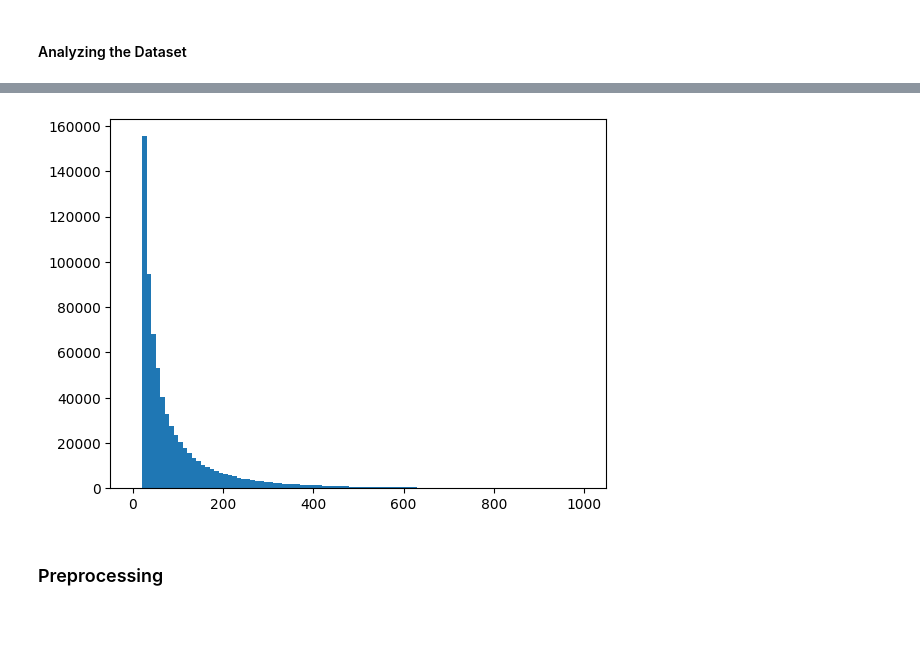
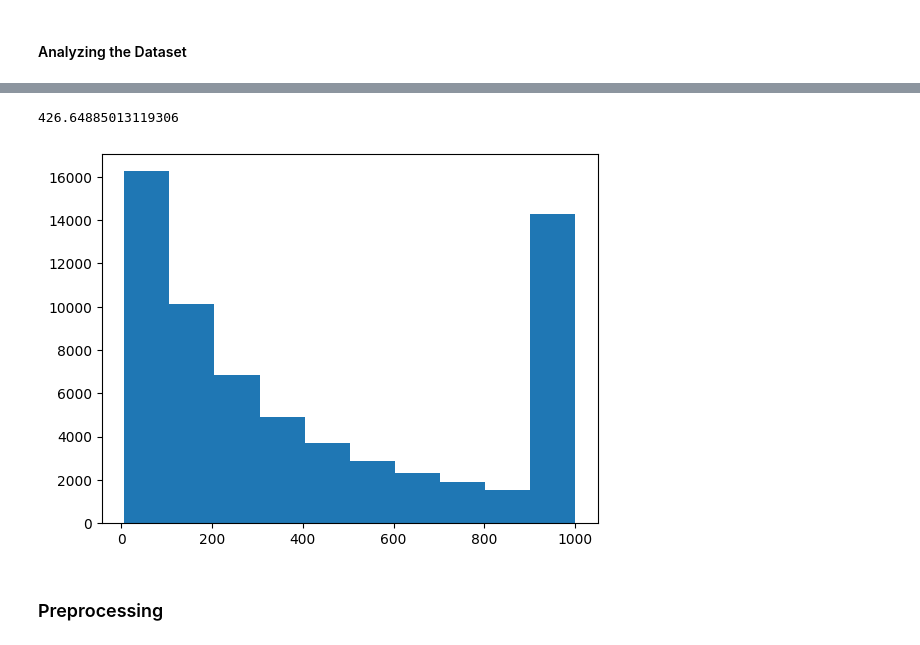
Before and after one commit to sivabalansm/reddit_depression_analysis, a Jupyter notebook: analyzer/preprocess.ipynb, the cells around one changed output, grey strips where cells are left out. Saved outputs shown, nothing was run; the diff lists cells and outputs as text; code cells hidden in the pictures.

Commit message:
merge texts into users

```diff
--- a/analyzer/preprocess.ipynb
+++ b/analyzer/preprocess.ipynb
@@ -14,0 +22,7 @@ posts = posts[posts['label'] < 2]
+# %%
+for text, user, label in zip(posts['text'], posts['user'], posts['label']):
+  if label > 1: continue
+  if user not in new_texts:
+    new_texts[user] = [text, label]
+  else:
+    new_texts[user][0] += text
@@ -15,3 +33,9 @@ posts = posts[posts['label'] < 2]
+# %%
+posts = pd.DataFrame(index=np.arange(0, len(new_texts)), columns=("text", "label", "length"))
+# %%
+for i, value in enumerate(new_texts.values()):
+  value[0] = ' '.join(value[0].split()[:1000])
+  posts.loc[i] = [*value, len(value[0].split()) // 10]
 # %% [markdown]
 ### Exploring the Dataset
 # %%
@@ -51,12 +84,16 @@ posts.head()
 # %%
-post_lengths = [len(post.split()) for post in posts["text"] if len(post.split()) < 1500]
+post_lengths = [len(post.split()) for post in posts[posts['label'] == 0]["text"] if len(post.split()) < 10000]
+# %%
+sum(post_lengths) / len(post_lengths)
+# %% [output]
+426.64885013119306
 # %%
 import matplotlib.pyplot as plt
 
-plt.hist(post_lengths, bins=100)
+plt.hist(post_lengths, bins=10)
 plt.show()
 # %% [output]
-[figure, old version]
+[figure, new version]
 # %% [markdown]
 ### Preprocessing
 # %% [markdown]
```
Also changed, not shown: parts of 8 cells of this notebook, 1 other file.
